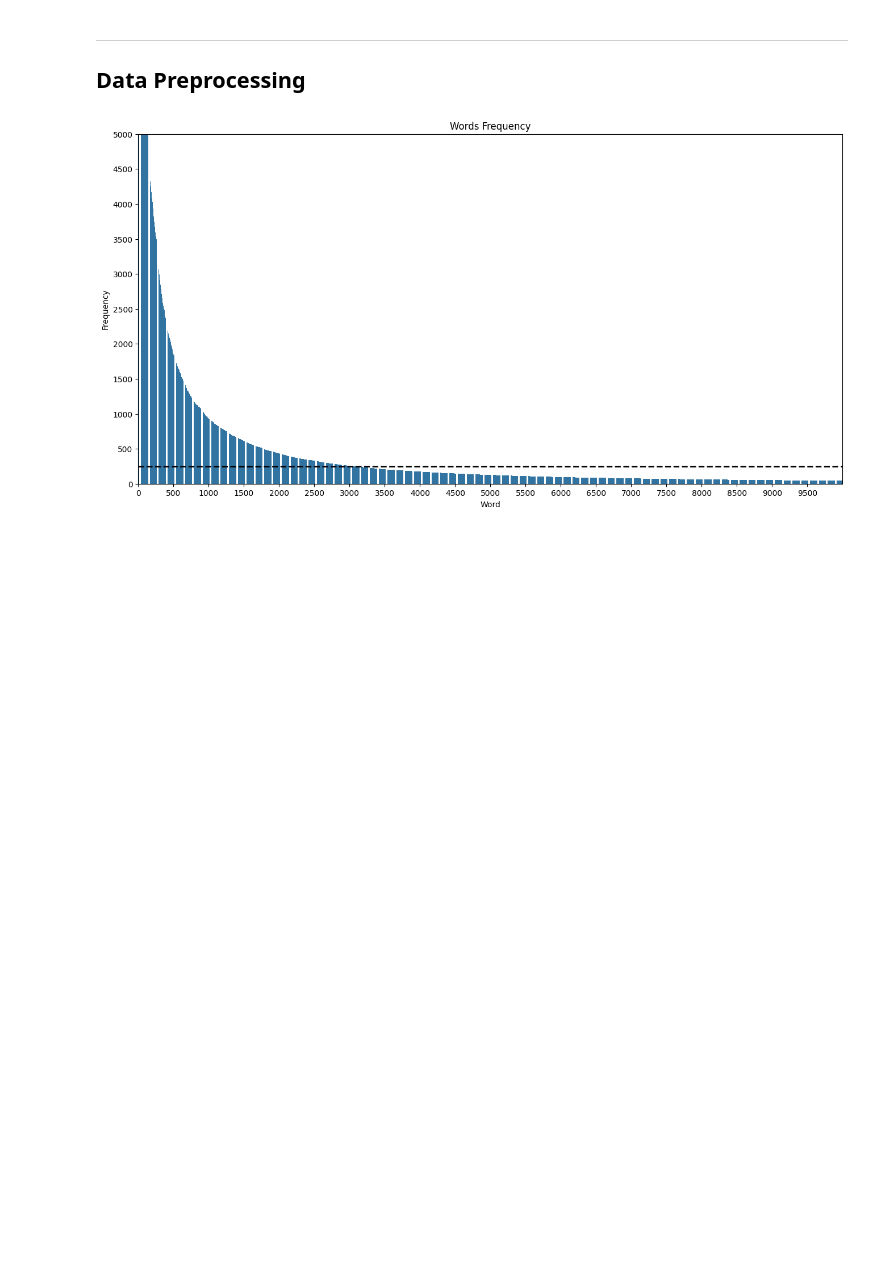
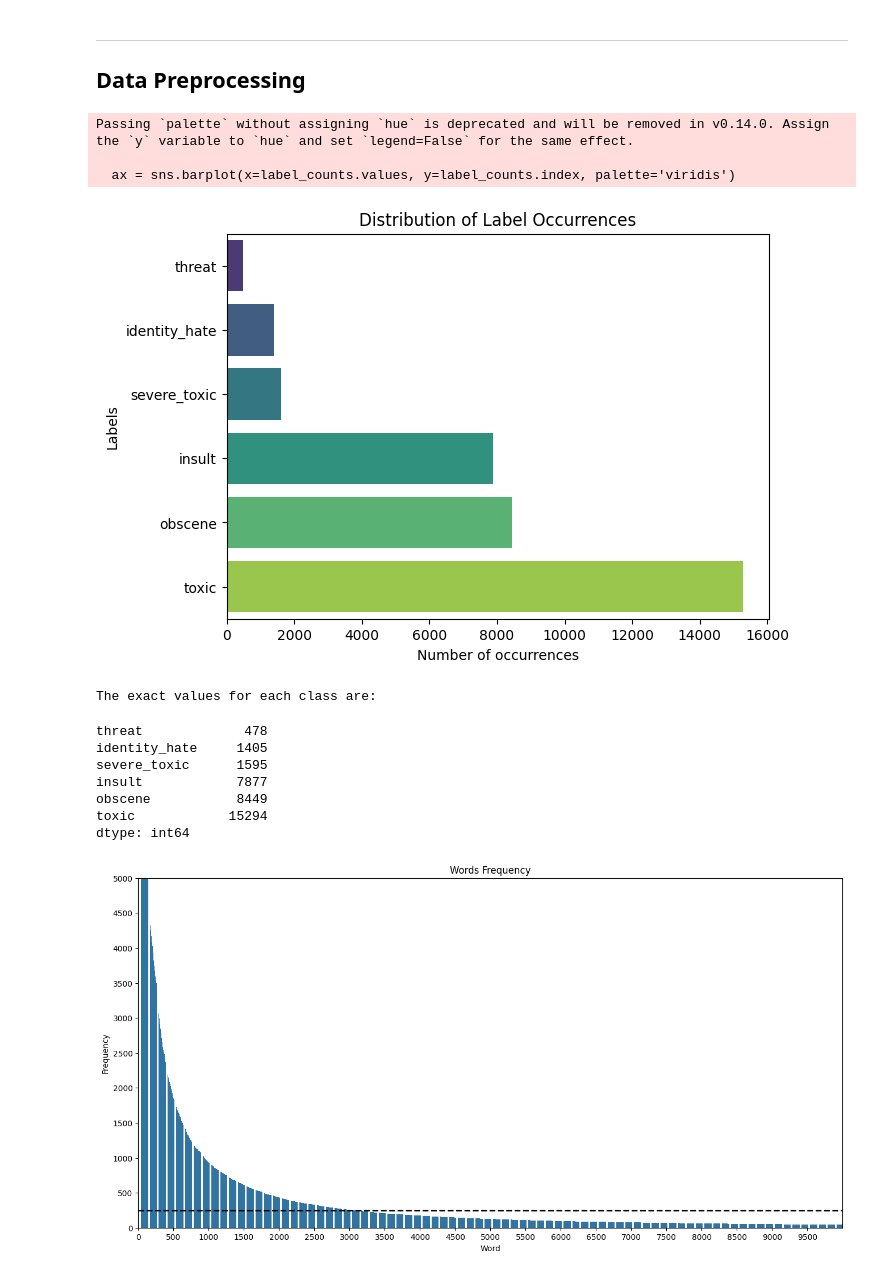
Before and after one commit to xbit18/ML4MDE, a Jupyter notebook: ToxicComment.ipynb, the cells around one changed output. Drawn from its saved outputs; the diff is of its cells as text; code cells hidden in the pictures; blank space fills up the shorter version.

```diff
--- a/ToxicComment.ipynb
+++ b/ToxicComment.ipynb
@@ -172,6 +172,40 @@ def clean_text(text: str):
 df["comment_text"] = df["comment_text"].apply(clean_text)
 X = df["comment_text"].values
 y = df[df.columns[2:]].values
+# %%
+# Displaying the class distribution of the 'label' column
+column_labels = df.columns.tolist()[2:]
+label_counts = df[column_labels].sum().sort_values()
+
+# Creating a black background for the graphic
+plt.figure(figsize=(7, 5))
+
+# Creating a horizontal bar graph using Seaborn
+ax = sns.barplot(x=label_counts.values, y=label_counts.index, palette='viridis')
+
+# Adding labels and title to the graph
+plt.xlabel('Number of occurrences')
+plt.ylabel('Labels')
+plt.title('Distribution of Label Occurrences')
+
+# Show graph
+plt.show()
+
+print(f"The exact values for each class are:")
+df[column_labels].sum().sort_values()
+# %% [output]
+Passing `palette` without assigning `hue` is deprecated and will be removed in v0.14.0. Assign the `y` variable to `hue` and set `legend=False` for the same effect.
+
+  ax = sns.barplot(x=label_counts.values, y=label_counts.index, palette='viridis')
+[figure, added]
+The exact values for each class are:
+threat             478
+identity_hate     1405
+severe_toxic      1595
+insult            7877
+obscene           8449
+toxic            15294
+dtype: int64
 # %%
 words = [word for comment in X for word in comment.split()]
 word_counts = Counter(words)
```
Also changed, not shown: parts of 8 cells of this notebook.
